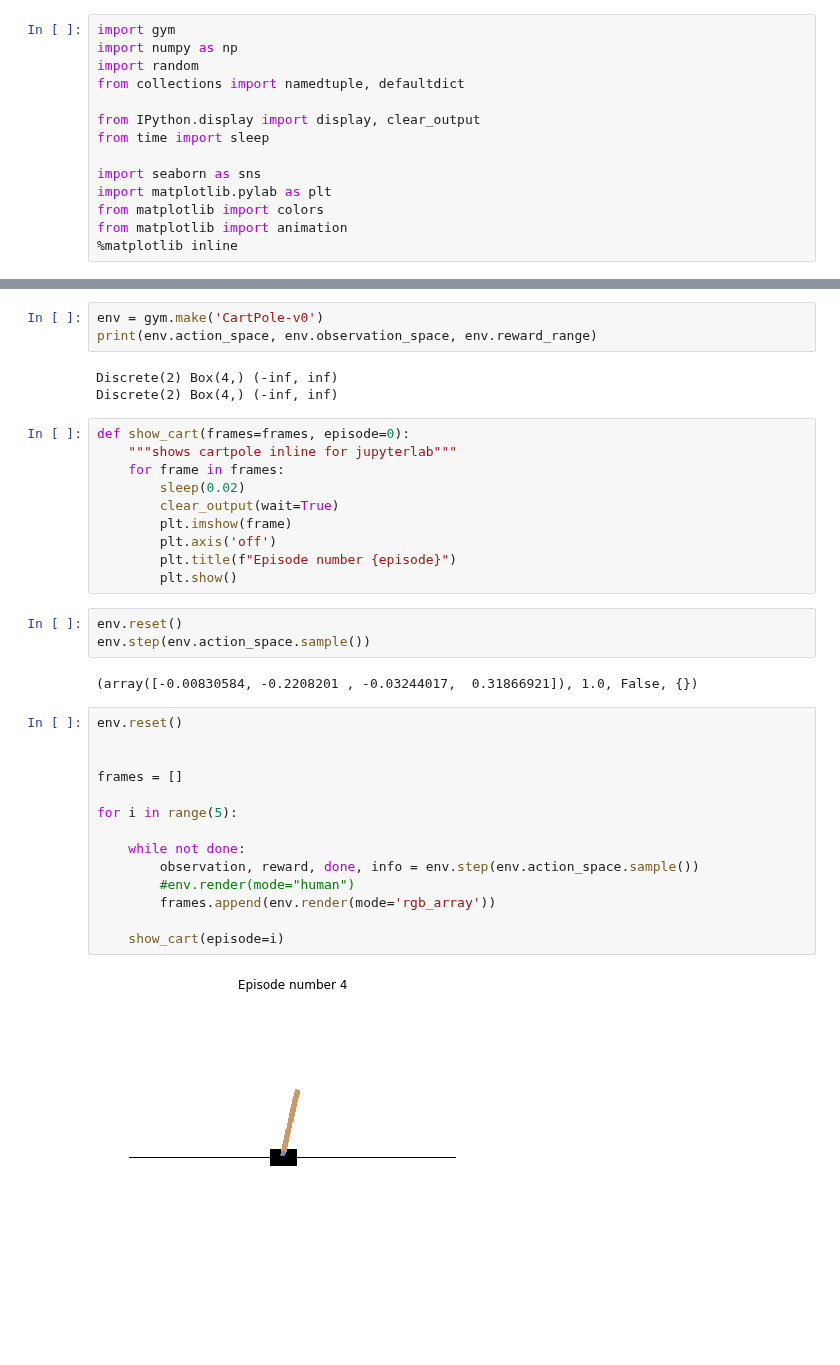
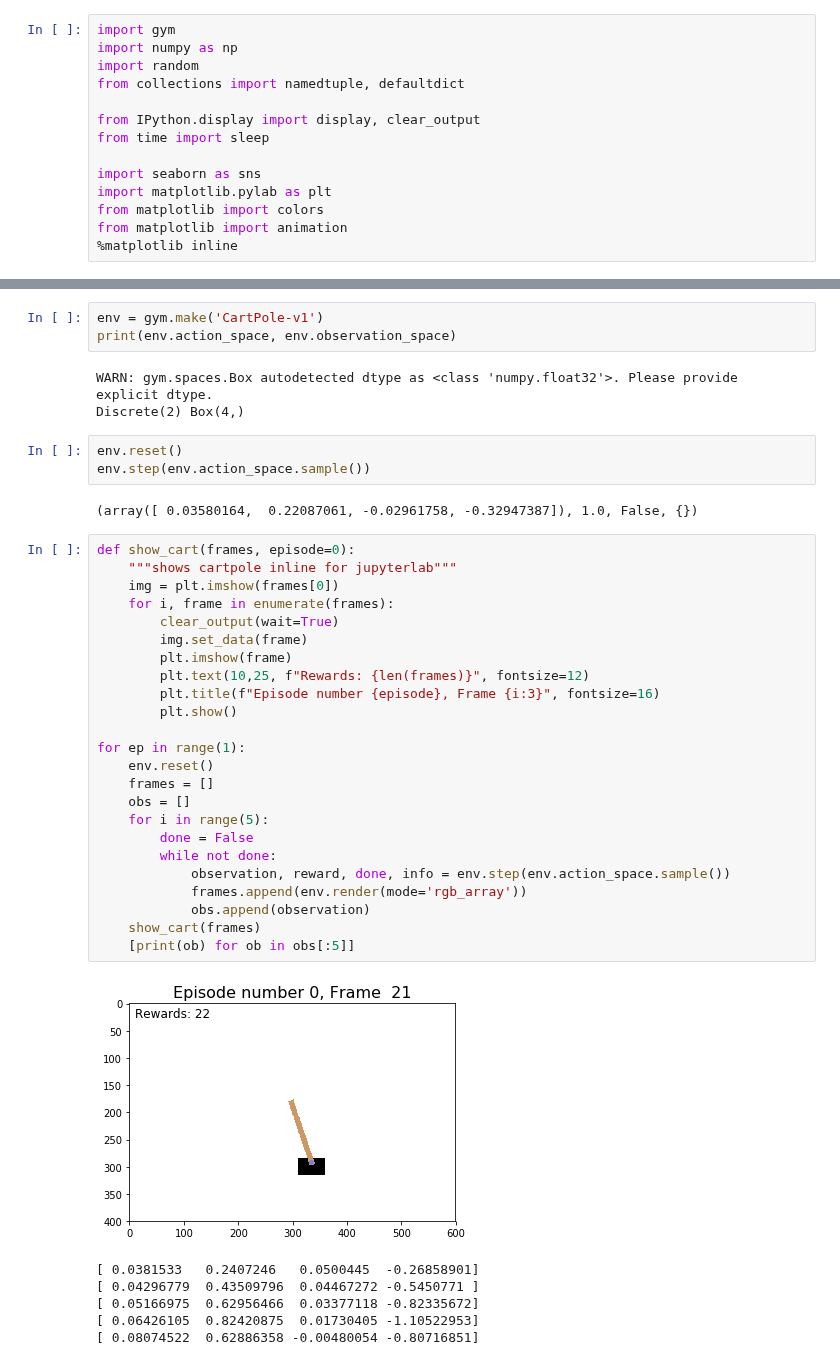
Before and after one commit to khalido/starai, a Jupyter notebook: notebooks/cartpole.ipynb, the cells around one changed output, grey strips where cells are left out. Drawn from its saved outputs; the diff is of its cells as text; blank space fills up the shorter version.

Commit message:
eureka solved cartpole

```diff
--- a/notebooks/cartpole.ipynb
+++ b/notebooks/cartpole.ipynb
@@ -15,37 +23,42 @@ from matplotlib import animation
 # %%
-env = gym.make('CartPole-v0')
-print(env.action_space, env.observation_space, env.reward_range)
+env = gym.make('CartPole-v1')
+print(env.action_space, env.observation_space)
 # %% [output]
-Discrete(2) Box(4,) (-inf, inf)
-Discrete(2) Box(4,) (-inf, inf)
+WARN: gym.spaces.Box autodetected dtype as <class 'numpy.float32'>. Please provide explicit dtype.
+Discrete(2) Box(4,)
-# %%
-def show_cart(frames=frames, episode=0):
-    """shows cartpole inline for jupyterlab"""
-    for frame in frames:
-        sleep(0.02)
-        clear_output(wait=True)
-        plt.imshow(frame)
-        plt.axis('off')
-        plt.title(f"Episode number {episode}")
-        plt.show()
 # %%
 env.reset()
 env.step(env.action_space.sample())
 # %% [output]
-(array([-0.00830584, -0.2208201 , -0.03244017,  0.31866921]), 1.0, False, {})
+(array([ 0.03580164,  0.22087061, -0.02961758, -0.32947387]), 1.0, False, {})
-# %%
-env.reset()
-
-
-frames = []
-
-for i in range(5):
-
-    while not done:
-        observation, reward, done, info = env.step(env.action_space.sample())
-        #env.render(mode="human")
-        frames.append(env.render(mode='rgb_array'))
-
-    show_cart(episode=i)
-# %% [output]
-[figure, removed]
+# %%
+def show_cart(frames, episode=0):
+    """shows cartpole inline for jupyterlab"""
+    img = plt.imshow(frames[0])
+    for i, frame in enumerate(frames):
+        clear_output(wait=True)
+        img.set_data(frame)
+        plt.imshow(frame)
+        plt.text(10,25, f"Rewards: {len(frames)}", fontsize=12)
+        plt.title(f"Episode number {episode}, Frame {i:3}", fontsize=16)
+        plt.show()
+
+for ep in range(1):
+    env.reset()
+    frames = []
+    obs = []
+    for i in range(5):
+        done = False
+        while not done:
+            observation, reward, done, info = env.step(env.action_space.sample())
+            frames.append(env.render(mode='rgb_array'))
+            obs.append(observation)
+    show_cart(frames)
+    [print(ob) for ob in obs[:5]]
+# %% [output]
+[figure, added]
+[ 0.0381533   0.2407246   0.0500445  -0.26858901]
+[ 0.04296779  0.43509796  0.04467272 -0.5450771 ]
+[ 0.05166975  0.62956466  0.03377118 -0.82335672]
+[ 0.06426105  0.82420875  0.01730405 -1.10522953]
+[ 0.08074522  0.62886358 -0.00480054 -0.80716851]
```
Also changed, not shown: parts of 12 cells of this notebook.
